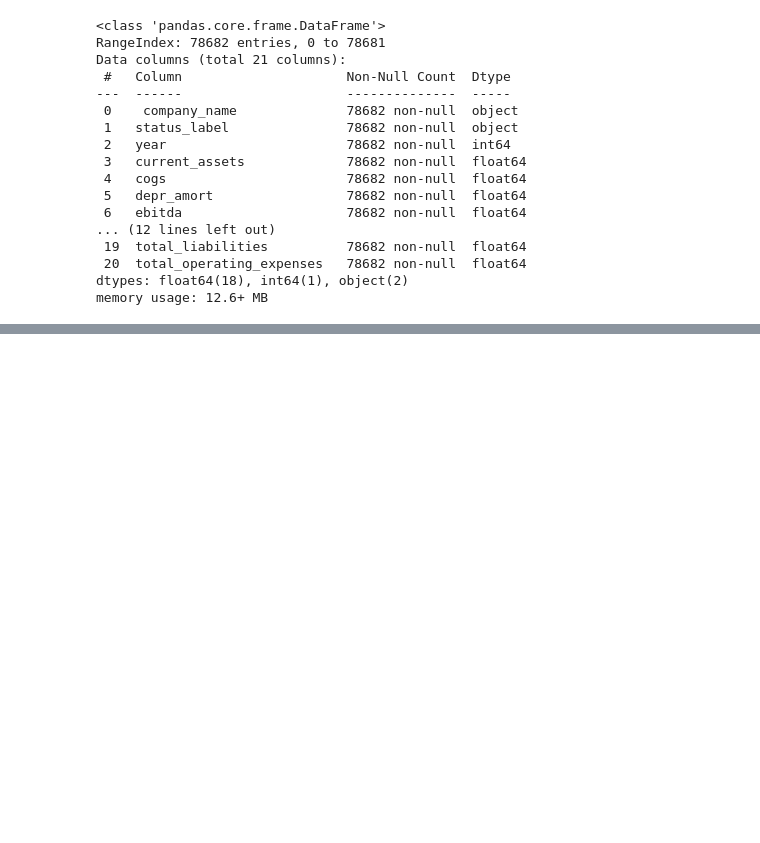
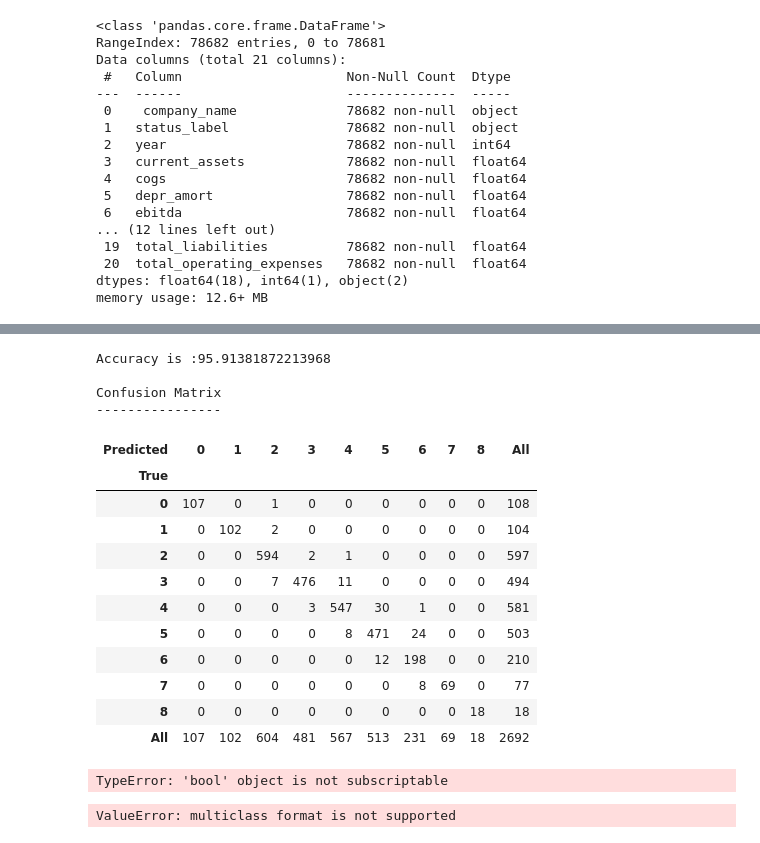
Before and after one commit to ScottHills-Deloitte/Group09_Feb06_Capstone, a Jupyter notebook: Untitled.ipynb, the cells around one changed output, grey strips where cells are left out. Cells and saved outputs as stored; diff of their text form; code cells hidden in the pictures; blank space fills up the shorter version.

```diff
--- a/Untitled.ipynb
+++ b/Untitled.ipynb
@@ -110,0 +137,3 @@ new
+# %%
+  df_company = df.drop_duplicates(subset=["company_name"])
+df_company
@@ -110,0 +216,4 @@ new
+# %%
+y1 = df_sub['BUSINESS_HEALTH']
+X1 = df_sub[['EBIT/TOTAL_ASSETS', 'NET_SALES/TOTAL_ASSETS', 'WORKING_CAPITAL/TOTAL_ASSETS','CURRENT_ASSETS/CURRENT_LIABILITIES', 'NET_SALES-COGS']]
+X1_train, X1_test, y1_train, y1_test = train_test_split(X1, y1, test_size=0.3, random_state=SEED)
@@ -110,0 +226,70 @@ new
+# %%
+
+#y1 = df_sub['BUSINESS_HEALTH']
+#X1 = df_sub[['EBIT/TOTAL_ASSETS', 'NET_SALES/TOTAL_ASSETS', 'WORKING_CAPITAL/TOTAL_ASSETS','CURRENT_ASSETS/CURRENT_LIABILITIES', 'NET_SALES-COGS']]
+
+# Split into training and test sets
+SEED = 1
+#X1_train, X1_test, y1_train, y1_test = train_test_split(X1, y1, test_size=0.3, random_state=SEED)
+
+y1_pred = dt.predict(X1_test)
+
+# Check the AUC of predictions
+acc1 = accuracy_score(y1_test,y1_pred) * 100
+print('Accuracy is :{0}'.format(acc1))
+
+print('\nConfusion Matrix')
+print('----------------')
+pd.crosstab(y1_test, y1_pred, rownames=['True'], colnames=['Predicted'], margins=True)
+# %% [output]
+Accuracy is :95.91381872213968
+
+Confusion Matrix
+----------------
+| Predicted | 0 | 1 | 2 | 3 | 4 | 5 | 6 | 7 | 8 | All |
+| True |  |  |  |  |  |  |  |  |  |  |
+| 0 | 107 | 0 | 1 | 0 | 0 | 0 | 0 | 0 | 0 | 108 |
+| 1 | 0 | 102 | 2 | 0 | 0 | 0 | 0 | 0 | 0 | 104 |
+| 2 | 0 | 0 | 594 | 2 | 1 | 0 | 0 | 0 | 0 | 597 |
+| 3 | 0 | 0 | 7 | 476 | 11 | 0 | 0 | 0 | 0 | 494 |
+| 4 | 0 | 0 | 0 | 3 | 547 | 30 | 1 | 0 | 0 | 581 |
+| 5 | 0 | 0 | 0 | 0 | 8 | 471 | 24 | 0 | 0 | 503 |
+| 6 | 0 | 0 | 0 | 0 | 0 | 12 | 198 | 0 | 0 | 210 |
+| 7 | 0 | 0 | 0 | 0 | 0 | 0 | 8 | 69 | 0 | 77 |
+| 8 | 0 | 0 | 0 | 0 | 0 | 0 | 0 | 0 | 18 | 18 |
+| All | 107 | 102 | 604 | 481 | 567 | 513 | 231 | 69 | 18 | 2692 |
+# %%
+# Check the AUC of predictions
+false_positive_rate, true_positive_rate, thresholds =roc_curve(y_test, y_pred,  pos_label='your_label')
+roc_auc = auc(false_positive_rate, true_positive_rate)
+roc_auc
+# %% [output]
+TypeError: 'bool' object is not subscriptable
+# %%
+# Identify the optimal tree depth for given data
+max_depths = list(range(1, 4))
+train_results = []
+test_results = []
+for max_depth in max_depths:
+    dt = DecisionTreeClassifier(criterion='entropy', max_depth=max_depth, random_state=SEED)
+    dt.fit(X1_train, y1_train)
+    train_pred = dt.predict(X1_train)
+    false_positive_rate, true_positive_rate, thresholds = roc_curve(y1_train, train_pred)
+    roc_auc = auc(false_positive_rate, true_positive_rate)
+    # Add auc score to previous train results
+    train_results.append(roc_auc)
+    y_pred = dt.predict(X1_test)
+    false_positive_rate, true_positive_rate, thresholds = roc_curve(y_test, y_pred)
+    roc_auc = auc(false_positive_rate, true_positive_rate)
+    # Add auc score to previous test results
+    test_results.append(roc_auc)
+
+plt.figure(figsize=(12,6))
+plt.plot(max_depths, train_results, 'b', label='Train AUC')
+plt.plot(max_depths, test_results, 'r', label='Test AUC')
+plt.ylabel('AUC score')
+plt.xlabel('Tree depth')
+plt.legend()
+plt.show()
+# %% [output]
+ValueError: multiclass format is not supported
```
Also changed, not shown: parts of 31 cells of this notebook.
